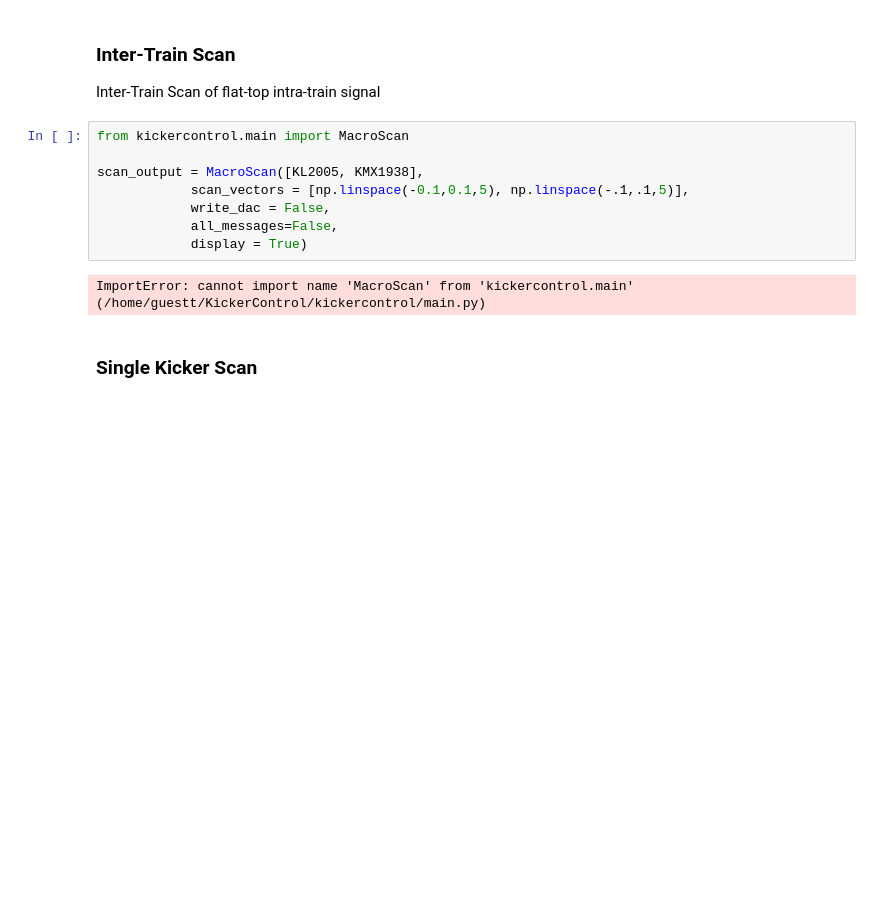
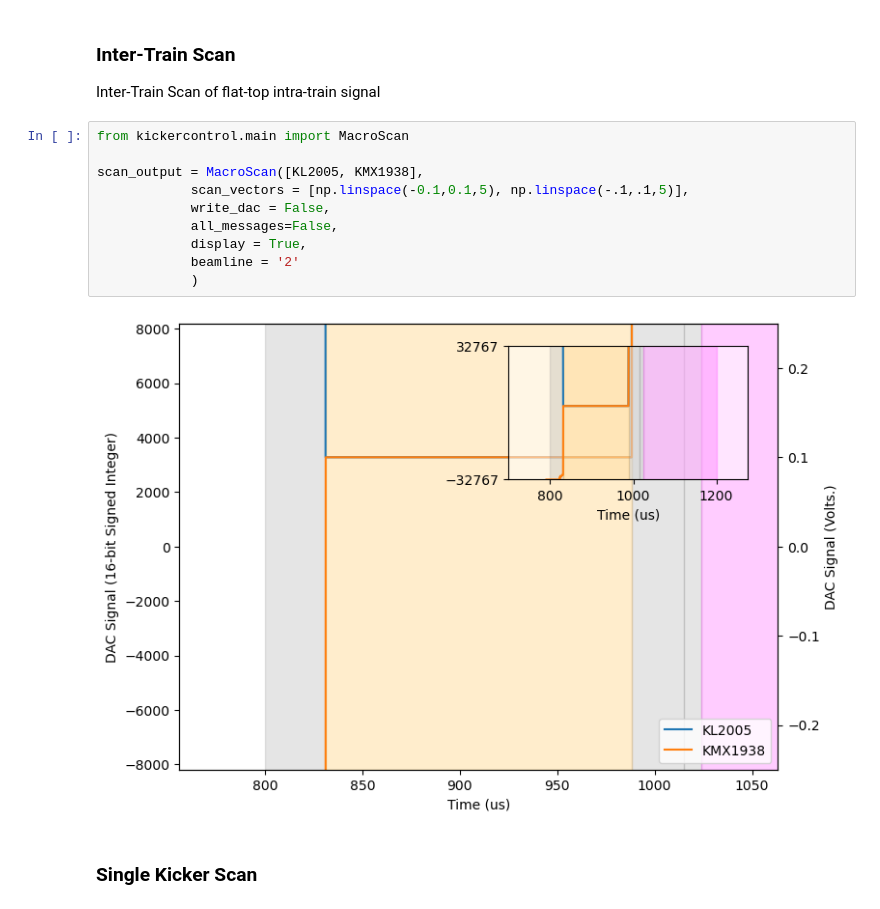
Before and after one commit to twguest/XSynth, a Jupyter notebook: docs/outline.ipynb, the cells around one changed output. Saved outputs shown, nothing was run; the diff lists cells and outputs as text; blank space fills up the shorter version.

```diff
--- a/docs/outline.ipynb
+++ b/docs/outline.ipynb
@@ -240,13 +241,15 @@ Inter-Train Scan of flat-top intra-train signal
 # %%
 from kickercontrol.main import MacroScan
 
 scan_output = MacroScan([KL2005, KMX1938],
             scan_vectors = [np.linspace(-0.1,0.1,5), np.linspace(-.1,.1,5)],
             write_dac = False,
             all_messages=False,
-            display = True)
+            display = True,
+            beamline = '2'
+            )
 # %% [output]
-ImportError: cannot import name 'MacroScan' from 'kickercontrol.main' (/home/guestt/KickerControl/kickercontrol/main.py)
+[figure, added]
 # %% [markdown]
 ### Single Kicker Scan
 # %% [markdown]
```
Also changed, not shown: parts of 9 cells of this notebook, 6 other files.
